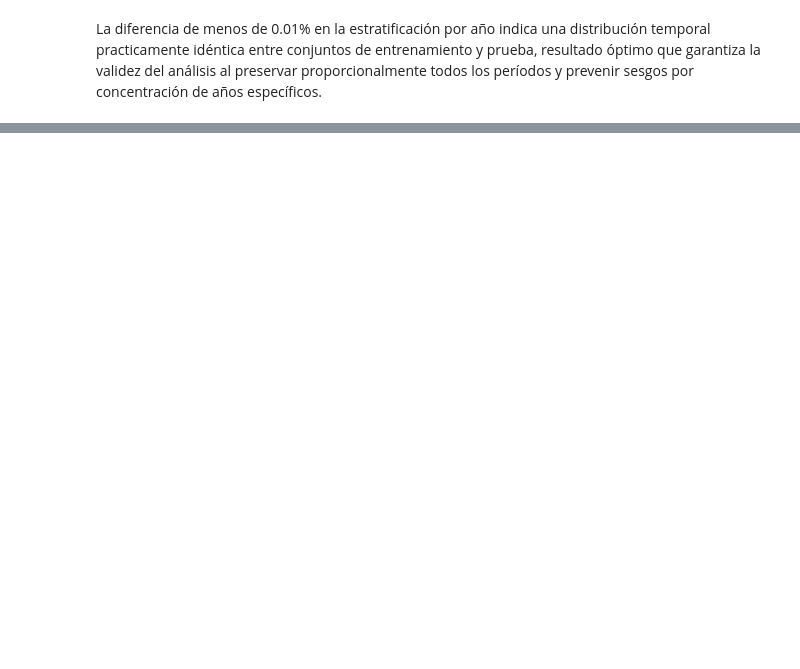
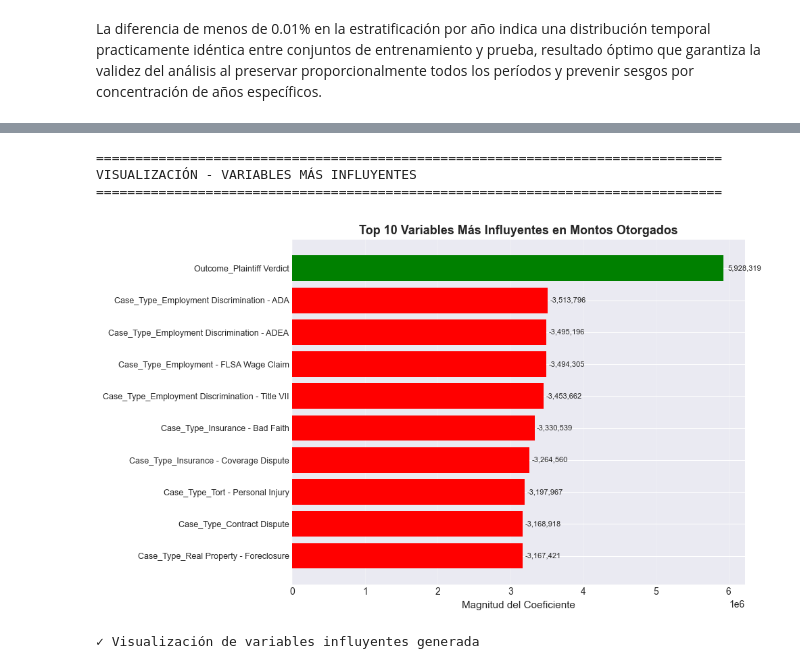
Before and after one commit to ElBrancho04/Analisis-Estadistico-Juicios-Civiles-en-EU, a Jupyter notebook: proyecto_juicios_civiles.ipynb, the cells around one changed output, grey strips where cells are left out. Drawn from its saved outputs; the diff is of its cells as text; code cells hidden in the pictures; blank space fills up the shorter version.

```diff
--- a/proyecto_juicios_civiles.ipynb
+++ b/proyecto_juicios_civiles.ipynb
@@ -1225,0 +1311,34 @@ La diferencia de menos de 0.01% en la estratificación por año indica una distr
+# %%
+# VISUALIZACIÓN TOP VARIABLES
+print("\n" + "="*80)
+print("VISUALIZACIÓN - VARIABLES MÁS INFLUYENTES")
+print("="*80)
+
+# Preparar datos para gráfico
+top_10_viz = top_10.head(10).copy()
+colors = ['green' if coef > 0 else 'red' for coef in top_10_viz['Coeficiente']]
+
+# Crear gráfico de barras horizontales
+plt.figure(figsize=(10, 6))
+bars = plt.barh(range(len(top_10_viz)), top_10_viz['Abs_Coef'], color=colors)
+plt.yticks(range(len(top_10_viz)), top_10_viz['Variable'], fontsize=9)
+
+# Añadir valores
+for i, (bar, coef) in enumerate(zip(bars, top_10_viz['Coeficiente'])):
+    plt.text(bar.get_width() * 1.01, bar.get_y() + bar.get_height()/2,
+             f'{coef:,.0f}', va='center', fontsize=8)
+
+plt.xlabel('Magnitud del Coeficiente', fontsize=11)
+plt.title('Top 10 Variables Más Influyentes en Montos Otorgados', fontsize=13, fontweight='bold')
+plt.gca().invert_yaxis()
+plt.grid(True, axis='x', alpha=0.3)
+plt.tight_layout()
+plt.show()
+
+print("✓ Visualización de variables influyentes generada")
+# %% [output]
+================================================================================
+VISUALIZACIÓN - VARIABLES MÁS INFLUYENTES
+================================================================================
+[figure, added]
+✓ Visualización de variables influyentes generada
```
Also changed, not shown: parts of 13 cells of this notebook.
